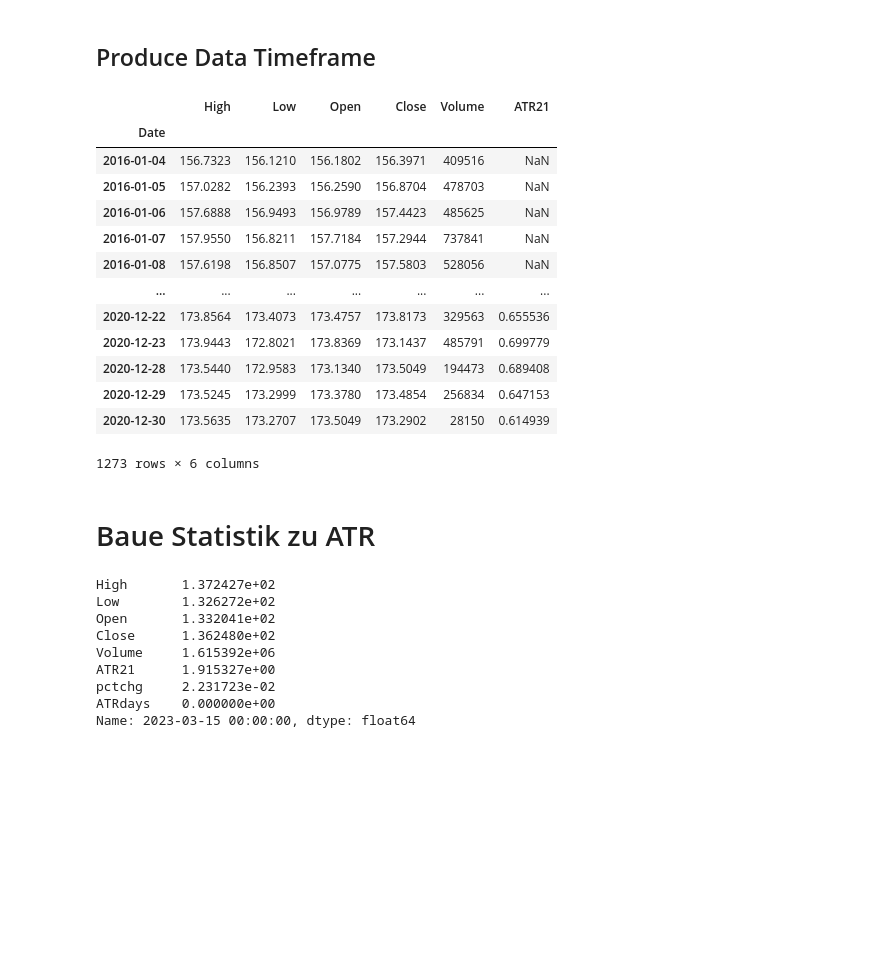
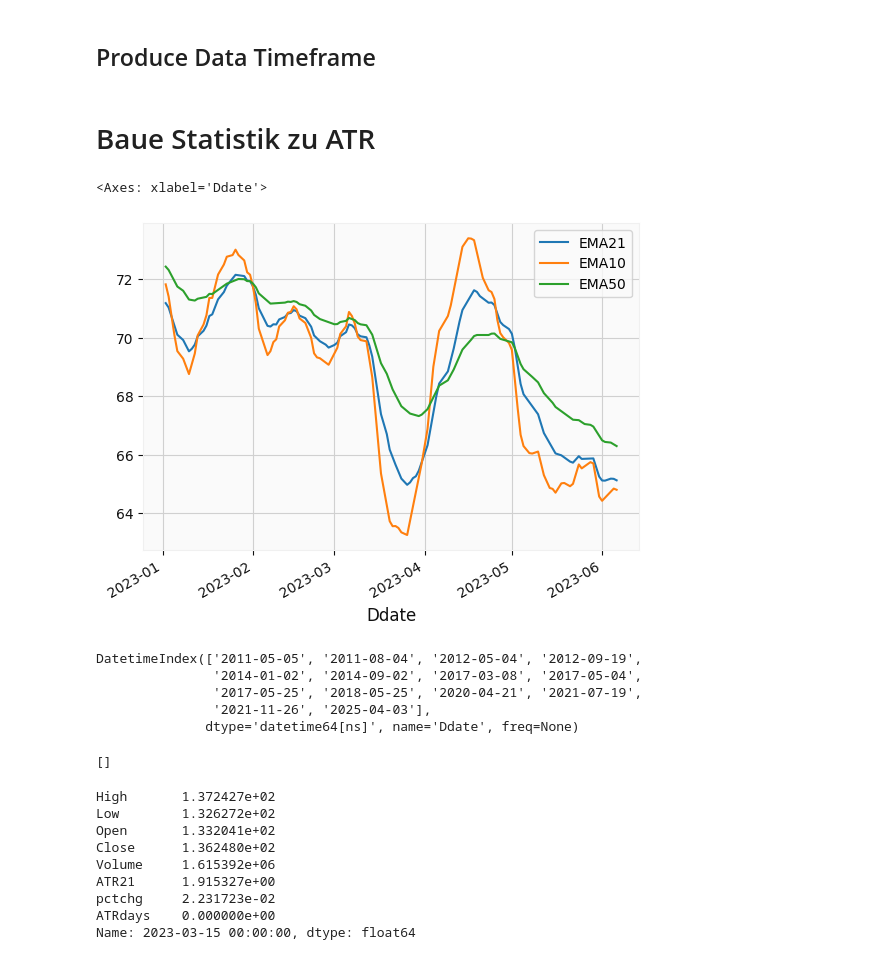
Before and after one commit to lotharm/Analysis, a Jupyter notebook: X_timeseriesanalysis.ipynb, the cells around one changed output. Drawn from its saved outputs; the diff is of its cells as text; code cells hidden in the pictures; blank space fills up the shorter version.

```diff
--- a/X_timeseriesanalysis.ipynb
+++ b/X_timeseriesanalysis.ipynb
@@ -438,22 +474,5 @@ mpf.show()
 # %% [markdown]
 ## Produce Data Timeframe
-# %%
-daten_daily
-# %% [output]
-|  | High | Low | Open | Close | Volume | ATR21 |
-| Date |  |  |  |  |  |  |
-| 2016-01-04 | 156.7323 | 156.1210 | 156.1802 | 156.3971 | 409516 | NaN |
-| 2016-01-05 | 157.0282 | 156.2393 | 156.2590 | 156.8704 | 478703 | NaN |
-| 2016-01-06 | 157.6888 | 156.9493 | 156.9789 | 157.4423 | 485625 | NaN |
-| 2016-01-07 | 157.9550 | 156.8211 | 157.7184 | 157.2944 | 737841 | NaN |
-| 2016-01-08 | 157.6198 | 156.8507 | 157.0775 | 157.5803 | 528056 | NaN |
-| ... | ... | ... | ... | ... | ... | ... |
-| 2020-12-22 | 173.8564 | 173.4073 | 173.4757 | 173.8173 | 329563 | 0.655536 |
-| 2020-12-23 | 173.9443 | 172.8021 | 173.8369 | 173.1437 | 485791 | 0.699779 |
-| 2020-12-28 | 173.5440 | 172.9583 | 173.1340 | 173.5049 | 194473 | 0.689408 |
-| 2020-12-29 | 173.5245 | 173.2999 | 173.3780 | 173.4854 | 256834 | 0.647153 |
-| 2020-12-30 | 173.5635 | 173.2707 | 173.5049 | 173.2902 | 28150 | 0.614939 |
-1273 rows × 6 columns
 # %%
 # Fuelle den Dataframe mit weiteren Indikatoren und relevanten Scalars
 mypath = RSI_strat_SETUP.mypath
@@ -564,9 +581,22 @@ daten_daily["pctchg"]=daten_daily["Close"].pct_change()
 # %% [markdown]
 # Baue Statistik zu ATR
+# %%
+daten_daily[startD:endD][["EMA21","EMA10","EMA50"]].plot()
+# %% [output]
+<Axes: xlabel='Ddate'>
+[figure, added]
 # %%
 ATRDays = np.where( (daten_daily["Open"]- daten_daily["Close"]) >= 2*daten_daily["ATR21"],1,0)
 daten_daily["ATRdays"]=ATRDays
 Dates = daten_daily.loc[daten_daily["ATRdays"]>0].index
+# %%
+Dates
+# %% [output]
+DatetimeIndex(['2011-05-05', '2011-08-04', '2012-05-04', '2012-09-19',
+               '2014-01-02', '2014-09-02', '2017-03-08', '2017-05-04',
+               '2017-05-25', '2018-05-25', '2020-04-21', '2021-07-19',
+               '2021-11-26', '2025-04-03'],
+              dtype='datetime64[ns]', name='Ddate', freq=None)
 # %%
 # Wieviel Downdays oder Updays nach grossen ATR TAgen ?
 # %%
@@ -574,6 +604,10 @@ Dates = daten_daily.loc[daten_daily["ATRdays"]>0].index
 D=[daten_daily[Dt:Dt+pd.DateOffset(days=12)]["pctchg"].loc[daten_daily[Dt:Dt+pd.DateOffset(days=12)]["pctchg"]<0].count() for Dt in Dates]
 
 U=[daten_daily[Dt:Dt+pd.DateOffset(days=12)]["pctchg"].loc[daten_daily[Dt:Dt+pd.DateOffset(days=12)]["pctchg"]>0].count() for Dt in Dates]
+# %%
+D
+# %% [output]
+[]
 # %%
 daten_daily.loc["2023-03-15"]
 # %% [output]
```
Also changed, not shown: parts of 16 cells of this notebook, 5 other files.
